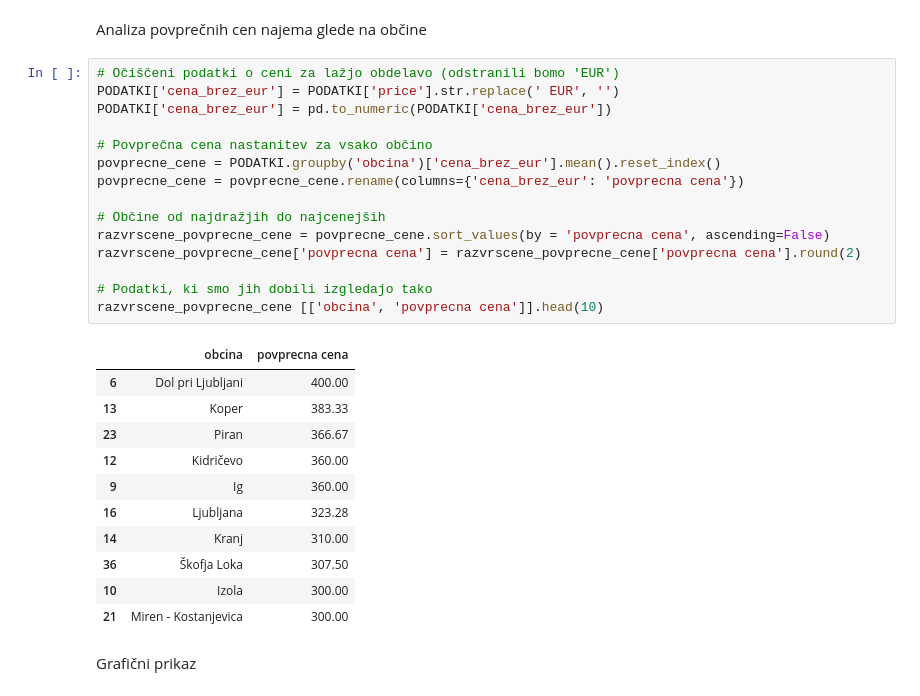
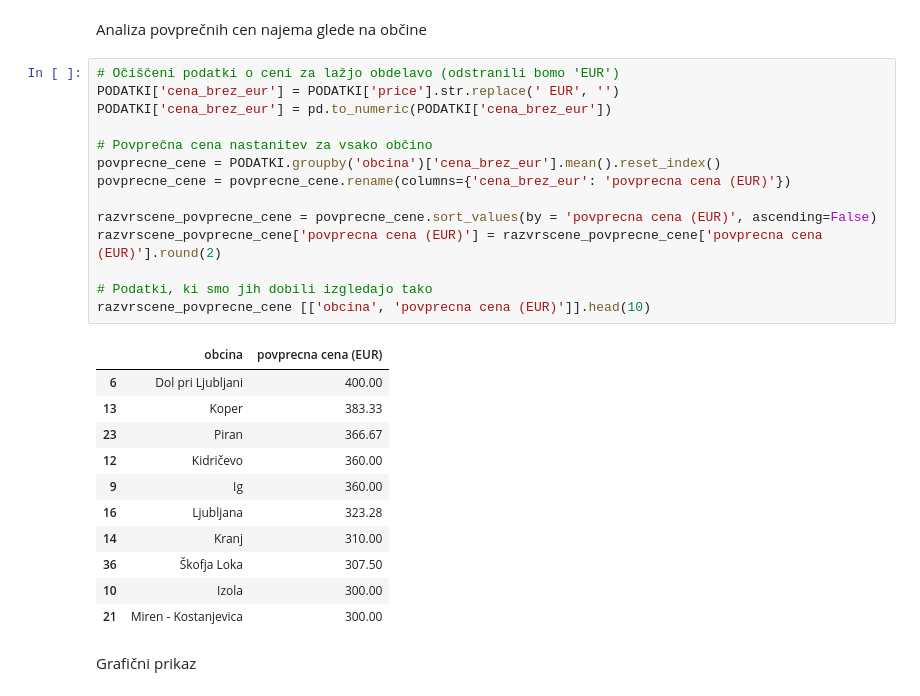
Before and after one commit to dina480/uvp-projektna-naloga, a Jupyter notebook: analiza_podatkov.ipynb, the cells around one changed output. Saved outputs shown, nothing was run; the diff lists cells and outputs as text.

```diff
--- a/analiza_podatkov.ipynb
+++ b/analiza_podatkov.ipynb
@@ -25,20 +25,19 @@ Analiza povprečnih cen najema glede na občine
 # %%
 # Očiščeni podatki o ceni za lažjo obdelavo (odstranili bomo 'EUR')
 PODATKI['cena_brez_eur'] = PODATKI['price'].str.replace(' EUR', '')
 PODATKI['cena_brez_eur'] = pd.to_numeric(PODATKI['cena_brez_eur'])
 
 # Povprečna cena nastanitev za vsako občino
 povprecne_cene = PODATKI.groupby('obcina')['cena_brez_eur'].mean().reset_index()
-povprecne_cene = povprecne_cene.rename(columns={'cena_brez_eur': 'povprecna cena'})
+povprecne_cene = povprecne_cene.rename(columns={'cena_brez_eur': 'povprecna cena (EUR)'})
 
-# Občine od najdražjih do najcenejših
-razvrscene_povprecne_cene = povprecne_cene.sort_values(by = 'povprecna cena', ascending=False)
-razvrscene_povprecne_cene['povprecna cena'] = razvrscene_povprecne_cene['povprecna cena'].round(2)
+razvrscene_povprecne_cene = povprecne_cene.sort_values(by = 'povprecna cena (EUR)', ascending=False)
+razvrscene_povprecne_cene['povprecna cena (EUR)'] = razvrscene_povprecne_cene['povprecna cena (EUR)'].round(2)
 
 # Podatki, ki smo jih dobili izgledajo tako
-razvrscene_povprecne_cene [['obcina', 'povprecna cena']].head(10)
+razvrscene_povprecne_cene [['obcina', 'povprecna cena (EUR)']].head(10)
 # %% [output]
-|  | obcina | povprecna cena |
+|  | obcina | povprecna cena (EUR) |
 | 6 | Dol pri Ljubljani | 400.00 |
 | 13 | Koper | 383.33 |
 | 23 | Piran | 366.67 |
```
Also changed, not shown: parts of 5 cells of this notebook, 1 other file.
